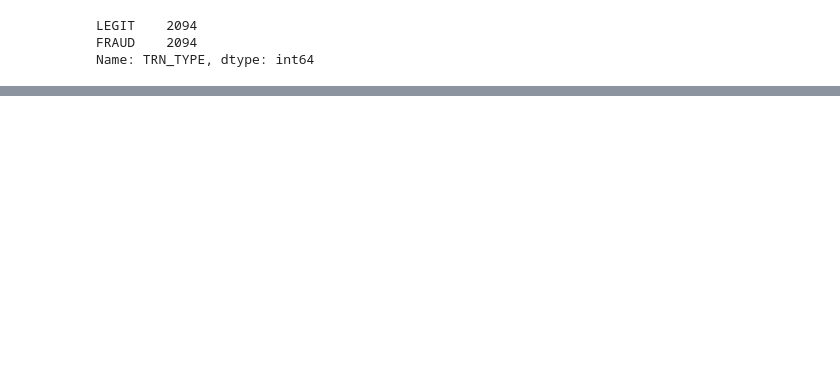
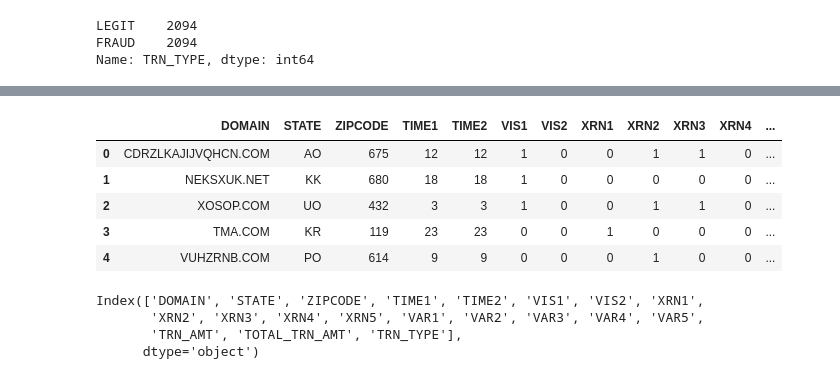
Before and after one commit to SUMANT2003/ML-Credit-Card-Fraud-Detection, a Jupyter notebook: CCFraud.ipynb, the cells around one changed output, grey strips where cells are left out. Saved outputs shown, nothing was run; the diff lists cells and outputs as text; code cells hidden in the pictures; blank space fills up the shorter version.

```diff
--- a/CCFraud.ipynb
+++ b/CCFraud.ipynb
@@ -188,0 +192,10 @@ x_test_scaled = min_max_scaler.transform(x_test.copy())
+# %%
+df['TRN_TYPE'] = df['TRN_TYPE'].map({'LEGIT': 0, 'FRAUD': 1})
+df.head()
+# %% [output]
+|  | DOMAIN | STATE | ZIPCODE | TIME1 | TIME2 | VIS1 | VIS2 | XRN1 | XRN2 | XRN3 | XRN4 | ... |
+| 0 | CDRZLKAJIJVQHCN.COM | AO | 675 | 12 | 12 | 1 | 0 | 0 | 1 | 1 | 0 | ... |
+| 1 | NEKSXUK.NET | KK | 680 | 18 | 18 | 1 | 0 | 0 | 0 | 0 | 0 | ... |
+| 2 | XOSOP.COM | UO | 432 | 3 | 3 | 1 | 0 | 0 | 1 | 1 | 0 | ... |
+| 3 | TMA.COM | KR | 119 | 23 | 23 | 0 | 0 | 1 | 0 | 0 | 0 | ... |
+| 4 | VUHZRNB.COM | PO | 614 | 9 | 9 | 0 | 0 | 0 | 1 | 0 | 0 | ... |
@@ -188,0 +204,7 @@ x_test_scaled = min_max_scaler.transform(x_test.copy())
+# %%
+df.columns
+# %% [output]
+Index(['DOMAIN', 'STATE', 'ZIPCODE', 'TIME1', 'TIME2', 'VIS1', 'VIS2', 'XRN1',
+       'XRN2', 'XRN3', 'XRN4', 'XRN5', 'VAR1', 'VAR2', 'VAR3', 'VAR4', 'VAR5',
+       'TRN_AMT', 'TOTAL_TRN_AMT', 'TRN_TYPE'],
+      dtype='object')
```
Also changed, not shown: parts of 20 cells of this notebook.
